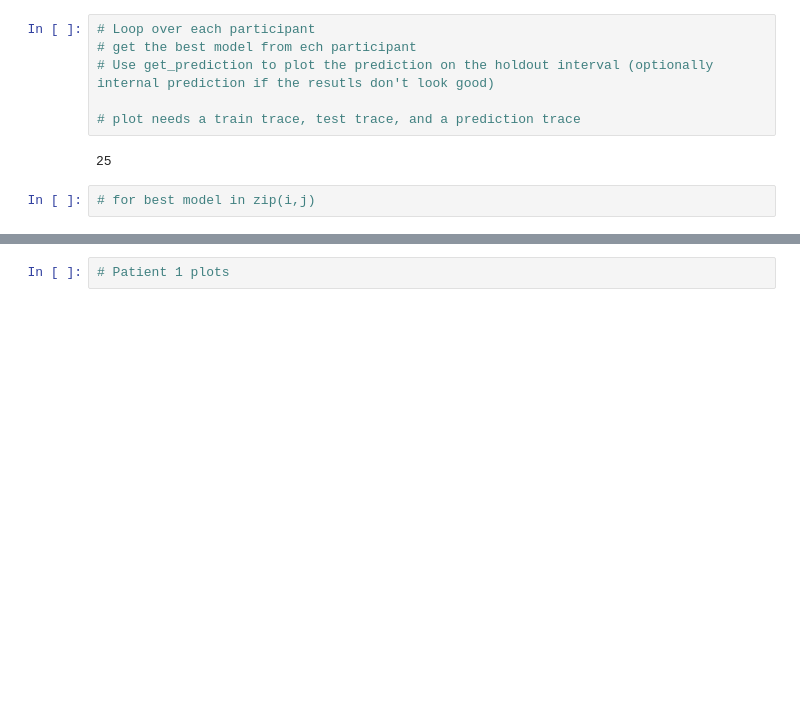
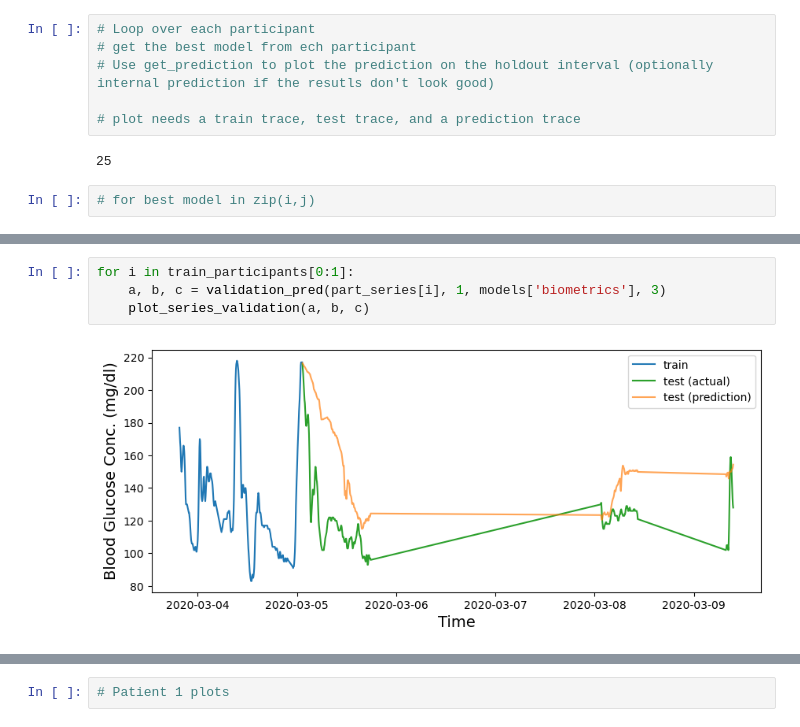
Before and after one commit to NoahGillespie/CGM, a Jupyter notebook: model/time_series.ipynb, the cells around one changed output, grey strips where cells are left out. Cells and saved outputs as stored; diff of their text form; blank space fills up the shorter version.

```diff
--- a/model/time_series.ipynb
+++ b/model/time_series.ipynb
@@ -542,2 +591,8 @@ def plot_series_validation(train, test, ardl_pred):
+# %%
+for i in train_participants[0:1]:
+    a, b, c = validation_pred(part_series[i], 1, models['biometrics'], 3)
+    plot_series_validation(a, b, c)
+# %% [output]
+[figure, added]
 # %%
 for i in train_participants[0:1]:
```
Also changed, not shown: parts of 19 cells of this notebook.
